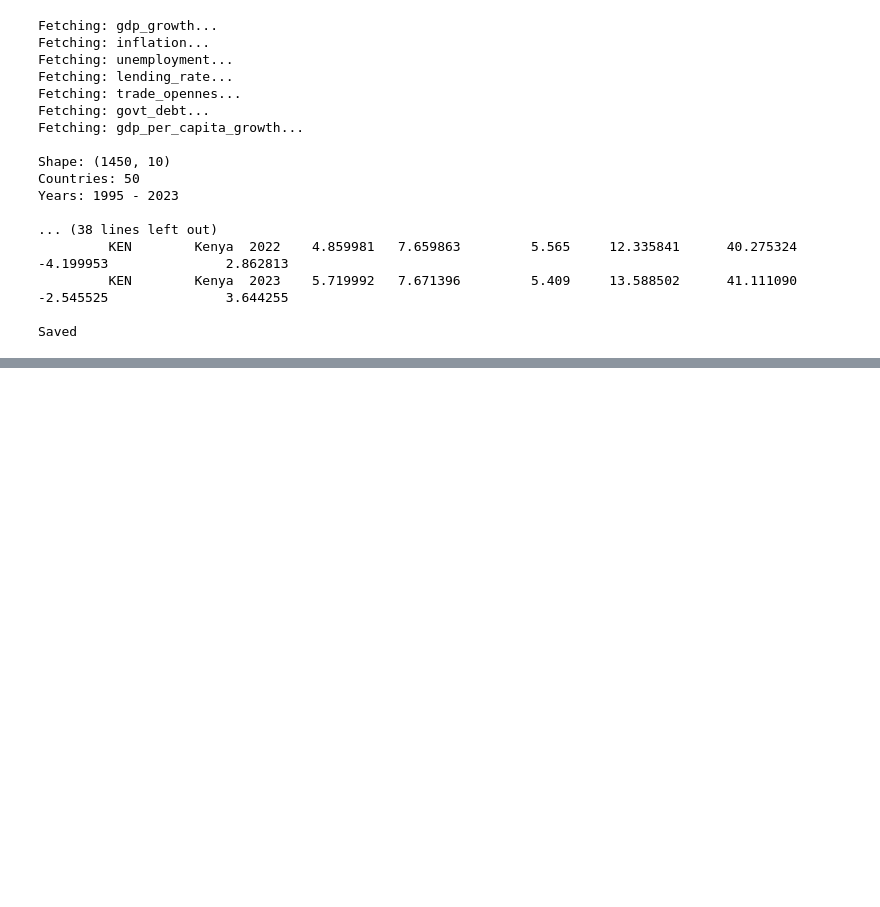
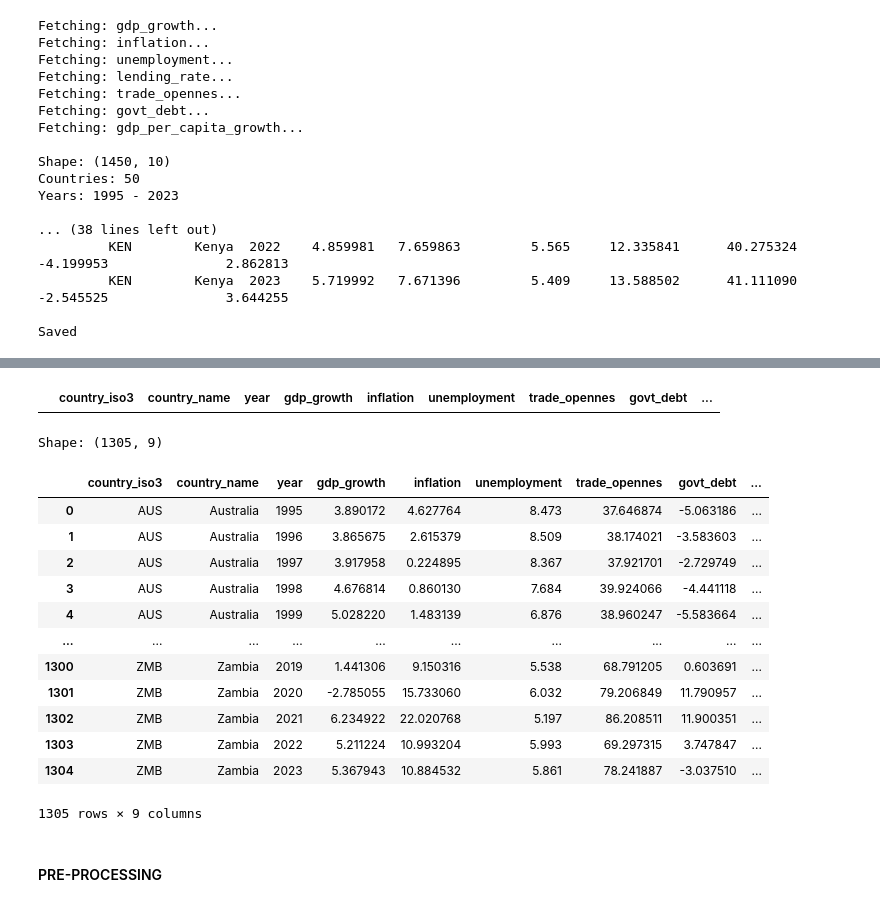
Before and after one commit to Adieltheanalyst/MambaBlock, a Jupyter notebook: Mamba_project/macro_forecasting.ipynb, the cells around one changed output, grey strips where cells are left out. Drawn from its saved outputs; the diff is of its cells as text; code cells hidden in the pictures; blank space fills up the shorter version.

```diff
--- a/Mamba_project/macro_forecasting.ipynb
+++ b/Mamba_project/macro_forecasting.ipynb
@@ -123,0 +211,37 @@ Saved
+# %%
+panel1=panel.copy()
+panel1[panel1["country_name"]=="Rwanda"]
+# %% [output]
+|  | country_iso3 | country_name | year | gdp_growth | inflation | unemployment | trade_opennes | govt_debt | ... |
+# %%
+DROP = [
+    "ARG",  # missing 2023 inflation + hyperinflation distortion
+    "ARE",  # 28 govt debt, 13 inflation, 6 trade openness
+    "NGA",  # 29 trade openness — structural reporting problem
+    "ETH",  # 16 trade openness
+    "CIV",  # 10 govt debt
+    "RWA",  # only starts 2009 — too short
+]
+panel=panel[~panel["country_iso3"].isin(DROP)].reset_index(drop=True)
+
+print(f"Shape: {panel.shape}")
+# %% [output]
+Shape: (1305, 9)
+# %%
+panel
+# %% [output]
+|  | country_iso3 | country_name | year | gdp_growth | inflation | unemployment | trade_opennes | govt_debt | ... |
+| 0 | AUS | Australia | 1995 | 3.890172 | 4.627764 | 8.473 | 37.646874 | -5.063186 | ... |
+| 1 | AUS | Australia | 1996 | 3.865675 | 2.615379 | 8.509 | 38.174021 | -3.583603 | ... |
+| 2 | AUS | Australia | 1997 | 3.917958 | 0.224895 | 8.367 | 37.921701 | -2.729749 | ... |
+| 3 | AUS | Australia | 1998 | 4.676814 | 0.860130 | 7.684 | 39.924066 | -4.441118 | ... |
+| 4 | AUS | Australia | 1999 | 5.028220 | 1.483139 | 6.876 | 38.960247 | -5.583664 | ... |
+| ... | ... | ... | ... | ... | ... | ... | ... | ... | ... |
+| 1300 | ZMB | Zambia | 2019 | 1.441306 | 9.150316 | 5.538 | 68.791205 | 0.603691 | ... |
+| 1301 | ZMB | Zambia | 2020 | -2.785055 | 15.733060 | 6.032 | 79.206849 | 11.790957 | ... |
+| 1302 | ZMB | Zambia | 2021 | 6.234922 | 22.020768 | 5.197 | 86.208511 | 11.900351 | ... |
+| 1303 | ZMB | Zambia | 2022 | 5.211224 | 10.993204 | 5.993 | 69.297315 | 3.747847 | ... |
+| 1304 | ZMB | Zambia | 2023 | 5.367943 | 10.884532 | 5.861 | 78.241887 | -3.037510 | ... |
+1305 rows × 9 columns
+# %% [markdown]
+#### PRE-PROCESSING
```
Also changed, not shown: parts of 11 cells of this notebook.
